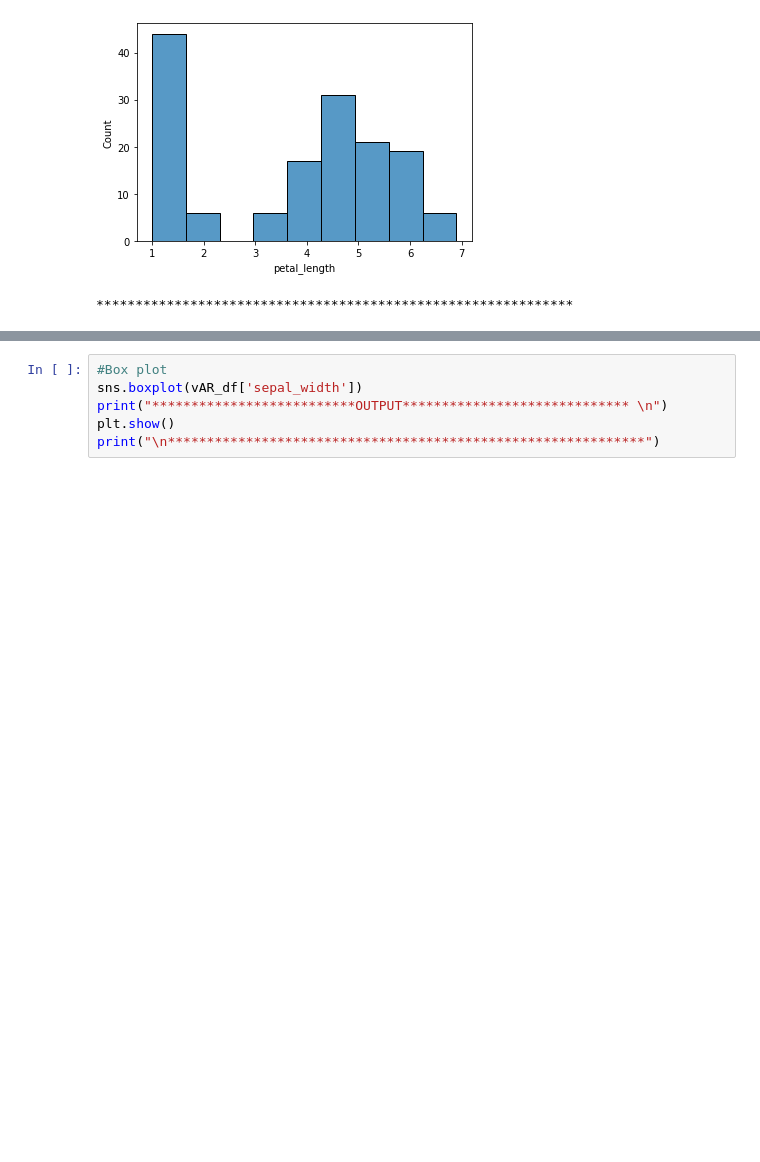
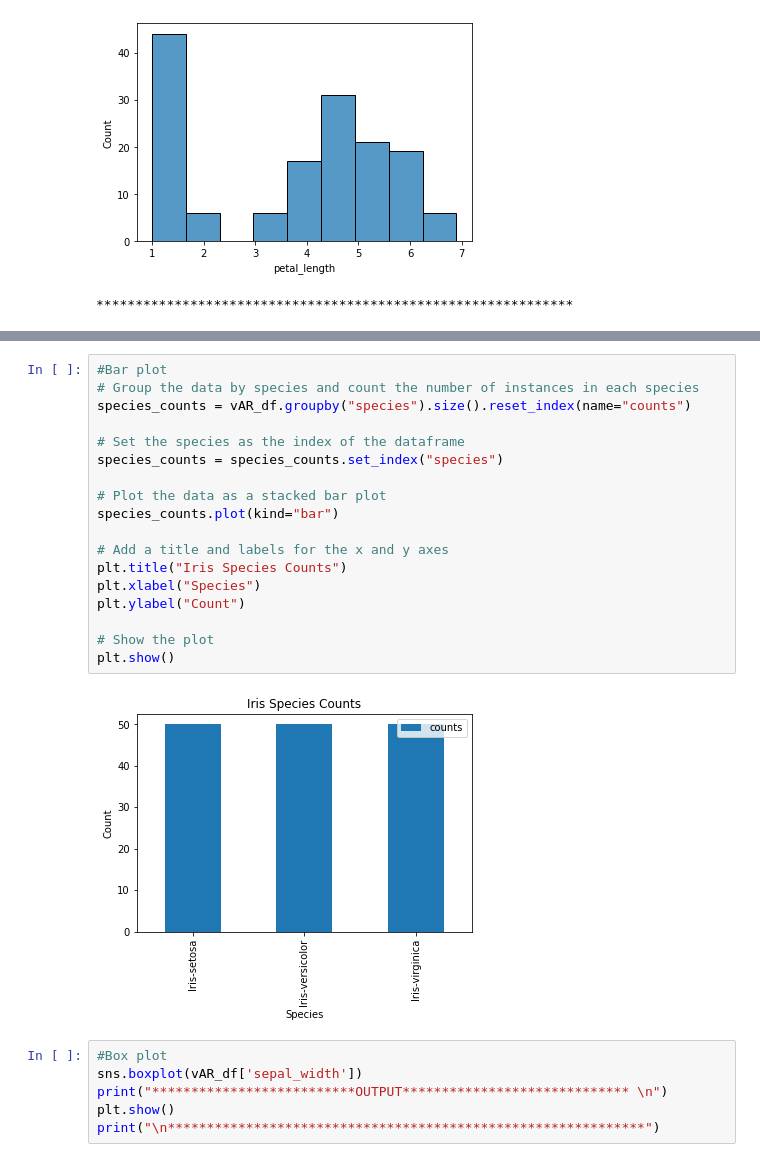
Before and after one commit to Deepsphere-AI/BCA, a Jupyter notebook: SEM-2/Data Science/Programs/Program_14_DataVisualizationGraphs.ipynb, the cells around one changed output, grey strips where cells are left out. Drawn from its saved outputs; the diff is of its cells as text; blank space fills up the shorter version.

```diff
--- a/SEM-2/Data Science/Programs/Program_14_DataVisualizationGraphs.ipynb
+++ b/SEM-2/Data Science/Programs/Program_14_DataVisualizationGraphs.ipynb
@@ -99,3 +127,23 @@ print("\n*************************************************************")
+# %%
+#Bar plot
+# Group the data by species and count the number of instances in each species
+species_counts = vAR_df.groupby("species").size().reset_index(name="counts")
+
+# Set the species as the index of the dataframe
+species_counts = species_counts.set_index("species")
+
+# Plot the data as a stacked bar plot
+species_counts.plot(kind="bar")
+
+# Add a title and labels for the x and y axes
+plt.title("Iris Species Counts")
+plt.xlabel("Species")
+plt.ylabel("Count")
+
+# Show the plot
+plt.show()
+# %% [output]
+[figure, added]
 # %%
 #Box plot
 sns.boxplot(vAR_df['sepal_width'])
```
Also changed, not shown: parts of 2 cells of this notebook.
